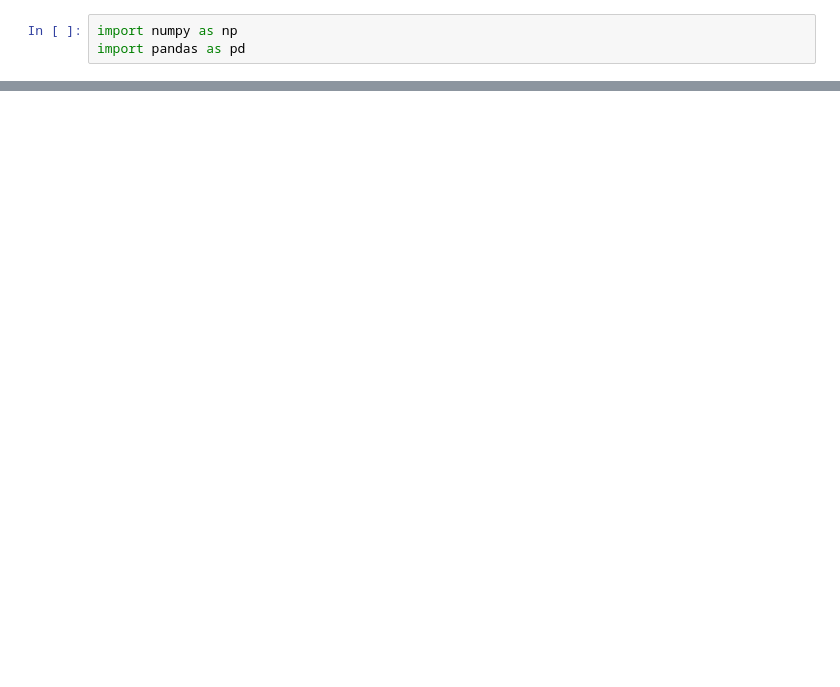
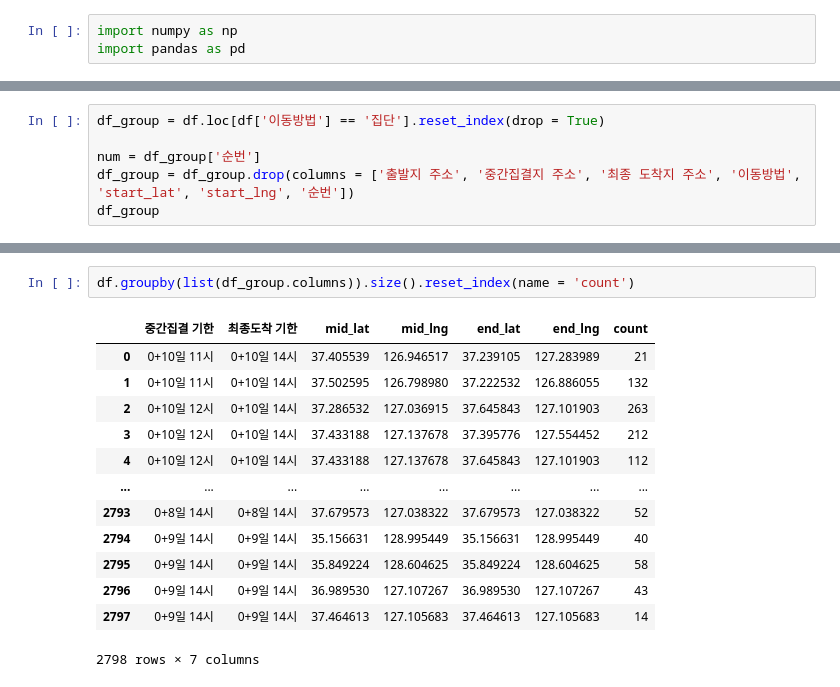
Before and after one commit to DSjayjang/Project, a Jupyter notebook: Crawling/QGIS/day_split.ipynb, the cells around one changed output, grey strips where cells are left out. Saved outputs shown, nothing was run; the diff lists cells and outputs as text; blank space fills up the shorter version.

```diff
--- a/Crawling/QGIS/day_split.ipynb
+++ b/Crawling/QGIS/day_split.ipynb
@@ -20,0 +21,6 @@ df
+# %%
+df_group = df.loc[df['이동방법'] == '집단'].reset_index(drop = True)
+
+num = df_group['순번']
+df_group = df_group.drop(columns = ['출발지 주소', '중간집결지 주소', '최종 도착지 주소', '이동방법', 'start_lat', 'start_lng', '순번'])
+df_group
@@ -20,0 +41,16 @@ df
+# %%
+df.groupby(list(df_group.columns)).size().reset_index(name = 'count')
+# %% [output]
+|  | 중간집결 기한 | 최종도착 기한 | mid_lat | mid_lng | end_lat | end_lng | count |
+| 0 | 0+10일 11시 | 0+10일 14시 | 37.405539 | 126.946517 | 37.239105 | 127.283989 | 21 |
+| 1 | 0+10일 11시 | 0+10일 14시 | 37.502595 | 126.798980 | 37.222532 | 126.886055 | 132 |
+| 2 | 0+10일 12시 | 0+10일 14시 | 37.286532 | 127.036915 | 37.645843 | 127.101903 | 263 |
+| 3 | 0+10일 12시 | 0+10일 14시 | 37.433188 | 127.137678 | 37.395776 | 127.554452 | 212 |
+| 4 | 0+10일 12시 | 0+10일 14시 | 37.433188 | 127.137678 | 37.645843 | 127.101903 | 112 |
+| ... | ... | ... | ... | ... | ... | ... | ... |
+| 2793 | 0+8일 14시 | 0+8일 14시 | 37.679573 | 127.038322 | 37.679573 | 127.038322 | 52 |
+| 2794 | 0+9일 14시 | 0+9일 14시 | 35.156631 | 128.995449 | 35.156631 | 128.995449 | 40 |
+| 2795 | 0+9일 14시 | 0+9일 14시 | 35.849224 | 128.604625 | 35.849224 | 128.604625 | 58 |
+| 2796 | 0+9일 14시 | 0+9일 14시 | 36.989530 | 127.107267 | 36.989530 | 127.107267 | 43 |
+| 2797 | 0+9일 14시 | 0+9일 14시 | 37.464613 | 127.105683 | 37.464613 | 127.105683 | 14 |
+2798 rows × 7 columns
```
Also changed, not shown: parts of 7 cells of this notebook.
